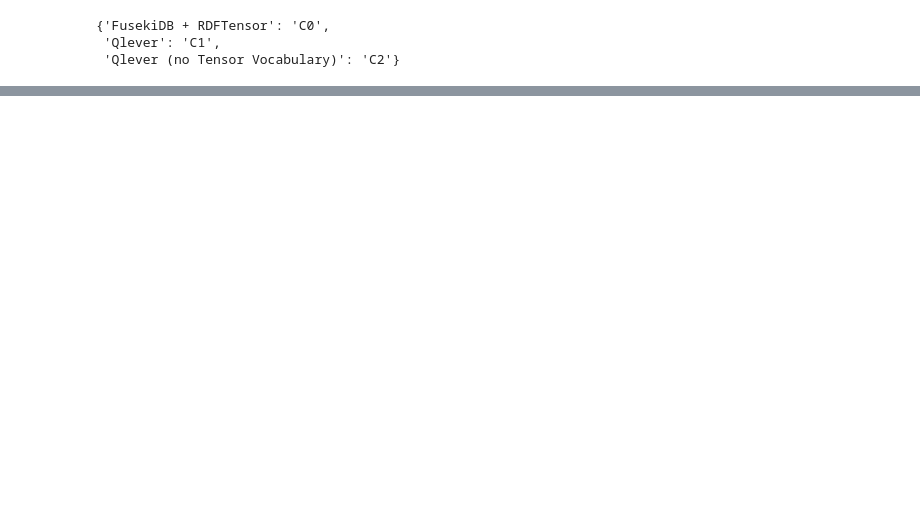
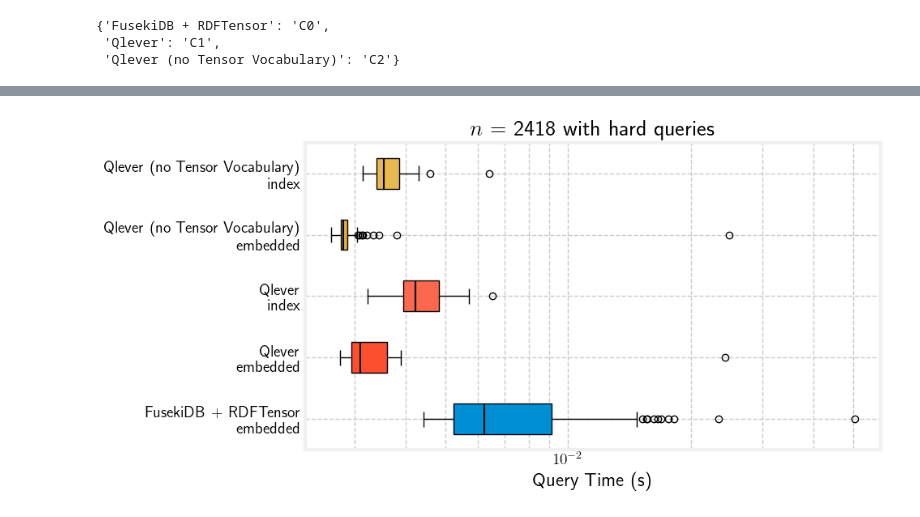
Before and after one commit to Dakantz/Dense-KG-Vector-DB, a Jupyter notebook: benchmarks/eval_timings_bsbm.ipynb, the cells around one changed output, grey strips where cells are left out. Drawn from its saved outputs; the diff is of its cells as text; code cells hidden in the pictures; blank space fills up the shorter version.

```diff
--- a/benchmarks/eval_timings_bsbm.ipynb
+++ b/benchmarks/eval_timings_bsbm.ipynb
@@ -129,0 +321,81 @@ plt.show()
+# %%
+def plot_boxplot(
+    ax: plt.Axes,
+    df: pd.DataFrame,
+    size: int,
+    difficulty: str,
+    relevant_measure: str = "elapsed_time",
+):
+    ax.set_title(f"$n$ = {size} with {difficulty} queries")
+    size_df = df[df["size"] == size]
+    engine_types = size_df.apply(
+        lambda row: (row["engine"], row["query_type"]), axis=1
+    ).unique()
+
+    tick_labels = list(engine_types)
+    measures: list[pd.Series] = [
+        size_df[
+            (size_df["difficulty"] == difficulty)
+            & (size_df["engine"] == engine)
+            & (size_df["query_type"] == query_type)
+        ][relevant_measure]
+        for engine, query_type in tick_labels
+    ]
+    # filter infinite and nan values from measures and corresponding tick labels
+    measures = [m.replace([np.inf, -np.inf], np.nan).dropna() for m in measures]
+    measures_f = [
+        measures[i] for i in range(len(measures)) if not measures[i].shape[0] == 0
+    ]
+    tick_labels = [
+        tick_labels[i] for i in range(len(tick_labels)) if not measures[i].shape[0] == 0
+    ]
+    measures = measures_f
+    if len(measures) == 0:
+        print(f"No measures for size {size} and difficulty {difficulty}")
+        return
+    bplot = ax.boxplot(
+        measures,
+        tick_labels=[f"{engine}\n{query_type}" for engine, query_type in tick_labels],
+        vert=False,
+        patch_artist=True,
+        medianprops={"color": "black", "linewidth": 1.5},
+    )
+    ax.set_xlabel("Query Time (s)")
+    ax.set_xscale("log")
+    ax.grid(True, which="both", ls="--")
+    # fill with colors
+    for patch, (engine, query_type) in zip(bplot["boxes"], tick_labels):
+        patch.set_facecolor(
+            adjust_lightness(colors[engine])
+            if query_type == QUERY_TYPE.INDEX.value
+            else colors[engine]
+        )
+
+
+boxplots_dir = figures_dir / "boxplots"
+boxplots_dir.mkdir(exist_ok=True, parents=True)
+for est_size in timings_df["estimated_size"].unique():
+    for difficulty in difficulties:
+        fig, ax = plt.subplots(1, figsize=(10, 5))
+        eval_size = timings_df[timings_df["estimated_size"] == est_size][
+            "size"
+        ].unique()[0]
+        plot_boxplot(ax, timings_df, eval_size, difficulty)
+        plt.tight_layout()
+        tikzplotlib.save(
+            boxplots_dir / f"bsbm_boxplot_{est_size}_{difficulty}.tex",
+            extra_tikzpicture_parameters=[
+                "scale=0.5",
+                """every axis/.style={
+                    legend pos=south west,
+                    legend style={
+                font=\\small},
+                }""",
+            ],
+            axis_height="1.5\\textwidth",
+            axis_width="2\\textwidth",
+        )
+        plt.savefig(boxplots_dir / f"bsbm_boxplot_{est_size}_{difficulty}.png")
+        plt.show()
+# %% [output]
+[figure, added]
```
Also changed, not shown: parts of 11 cells of this notebook, 14 other files.
